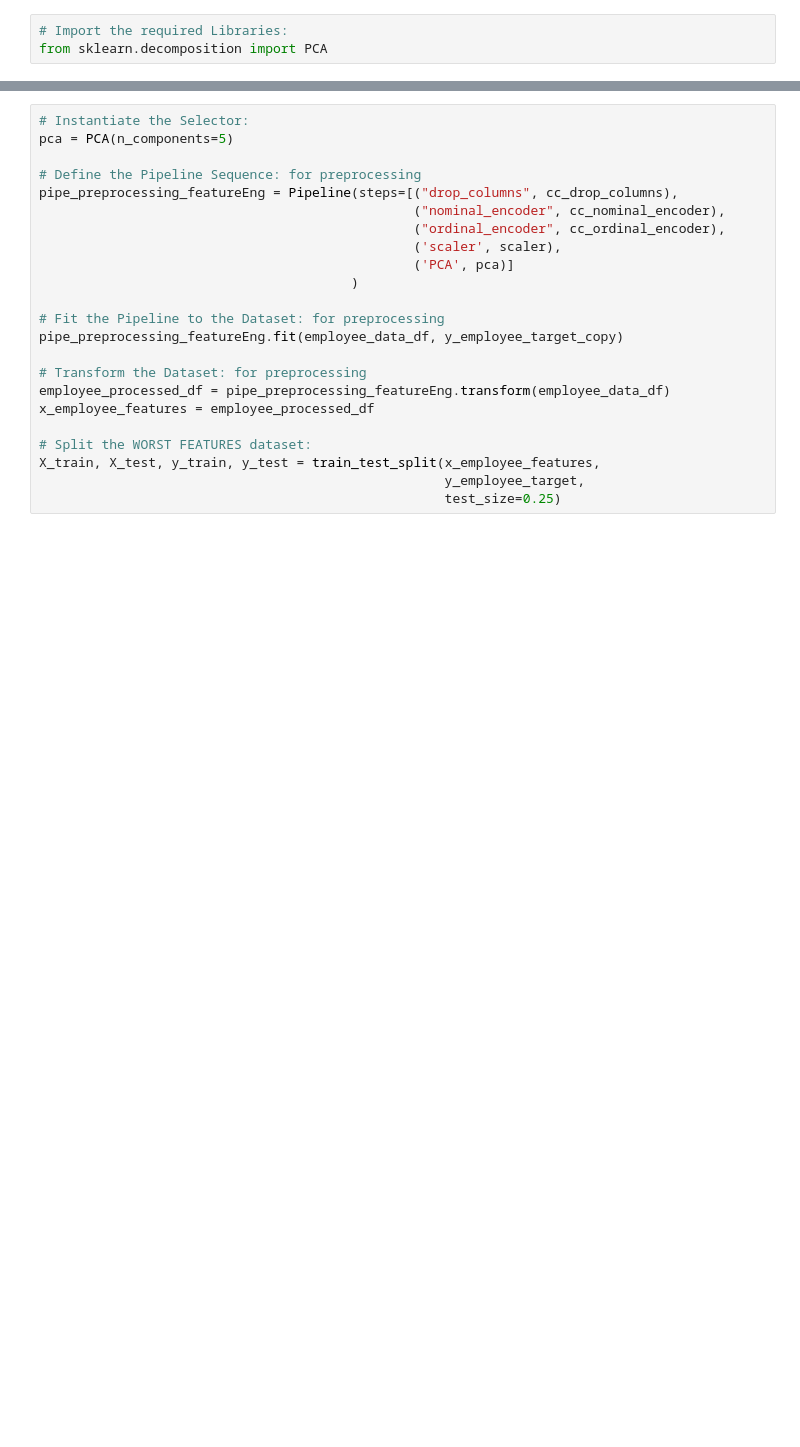
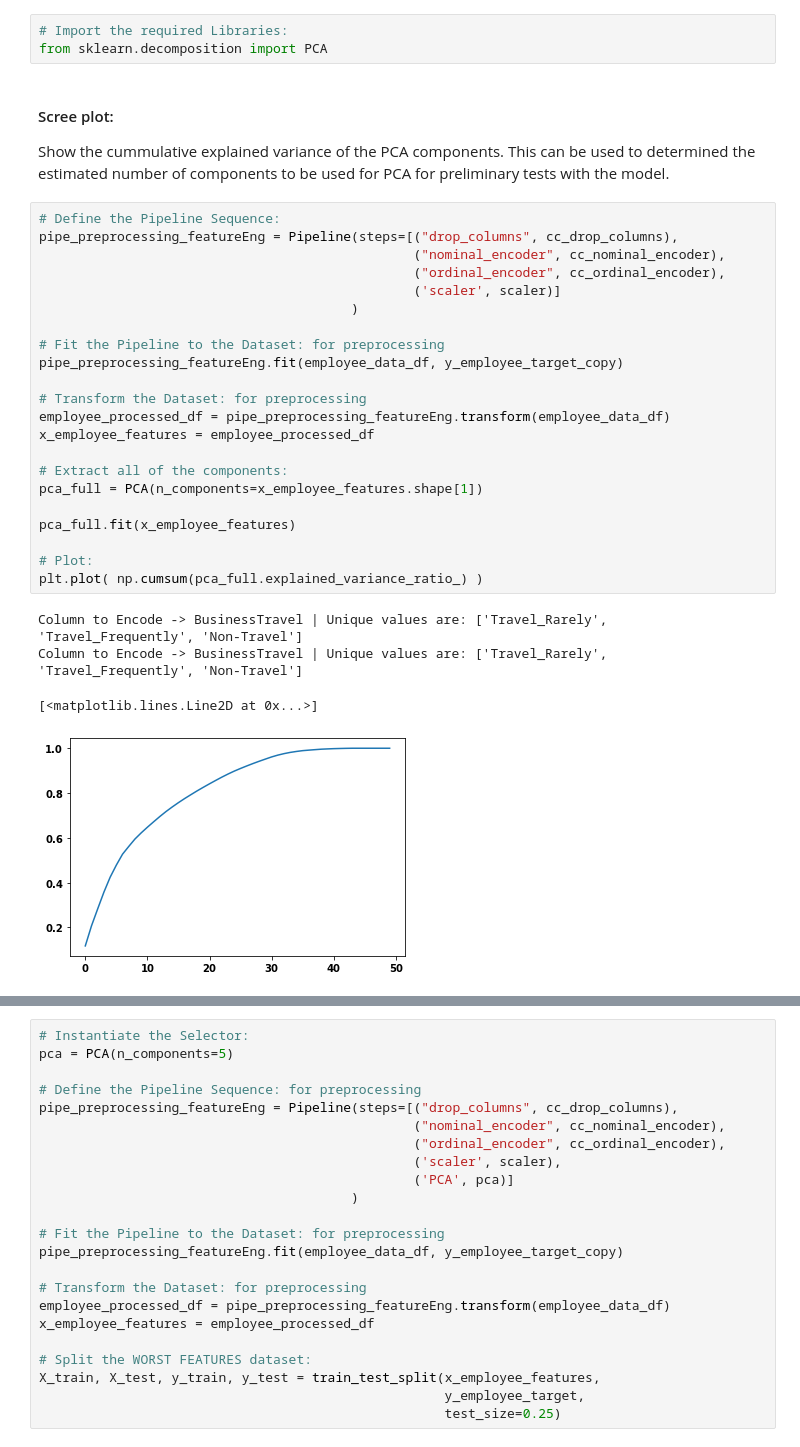
Before and after one commit to ylee9107/DS_Projects_for_Business, a Jupyter notebook: Project 1 - DS for HR department/DSB_Human Resource Department.ipynb, the cells around one changed output, grey strips where cells are left out. Saved outputs shown, nothing was run; the diff lists cells and outputs as text; blank space fills up the shorter version.

```diff
--- a/Project 1 - DS for HR department/DSB_Human Resource Department.ipynb
+++ b/Project 1 - DS for HR department/DSB_Human Resource Department.ipynb
@@ -2405,3 +2406,34 @@ PCA is a Feature Transformation technique, where it takes several correlated fea
 # %%
 # Import the required Libraries:
 from sklearn.decomposition import PCA
+# %% [markdown]
+#### Scree plot:
+
+Show the cummulative explained variance of the PCA components. This can be used to determined the estimated number of components to be used for PCA for preliminary tests with the model.
+# %%
+# Define the Pipeline Sequence:
+pipe_preprocessing_featureEng = Pipeline(steps=[("drop_columns", cc_drop_columns),
+                                                ("nominal_encoder", cc_nominal_encoder),
+                                                ("ordinal_encoder", cc_ordinal_encoder),
+                                                ('scaler', scaler)]
+                                        )
+
+# Fit the Pipeline to the Dataset: for preprocessing
+pipe_preprocessing_featureEng.fit(employee_data_df, y_employee_target_copy)
+
+# Transform the Dataset: for preprocessing
+employee_processed_df = pipe_preprocessing_featureEng.transform(employee_data_df)
+x_employee_features = employee_processed_df
+
+# Extract all of the components:
+pca_full = PCA(n_components=x_employee_features.shape[1])
+
+pca_full.fit(x_employee_features)
+
+# Plot:
+plt.plot( np.cumsum(pca_full.explained_variance_ratio_) )
+# %% [output]
+Column to Encode -> BusinessTravel | Unique values are: ['Travel_Rarely', 'Travel_Frequently', 'Non-Travel']
+Column to Encode -> BusinessTravel | Unique values are: ['Travel_Rarely', 'Travel_Frequently', 'Non-Travel']
+[<matplotlib.lines.Line2D at 0x...>]
+[figure, added]
```
Also changed, not shown: parts of 16 cells of this notebook.
